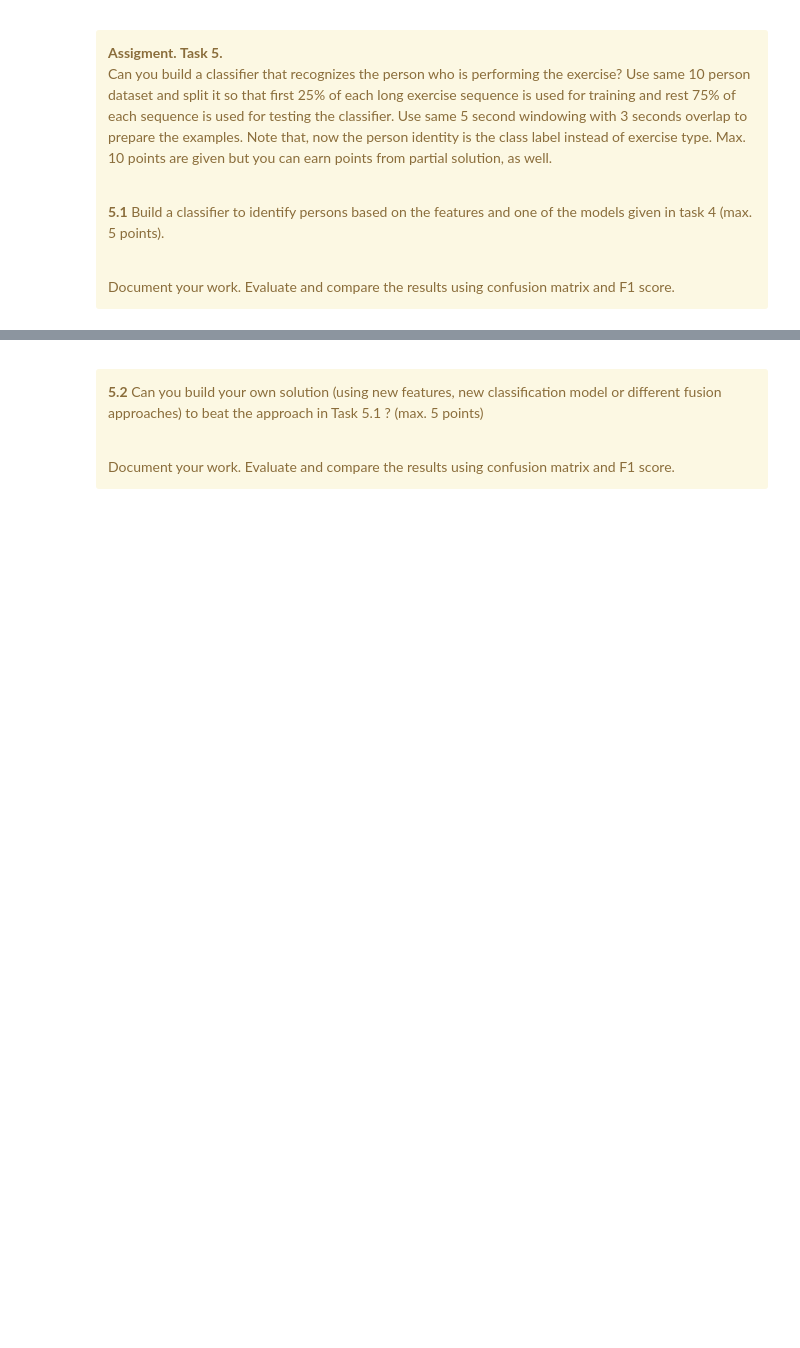
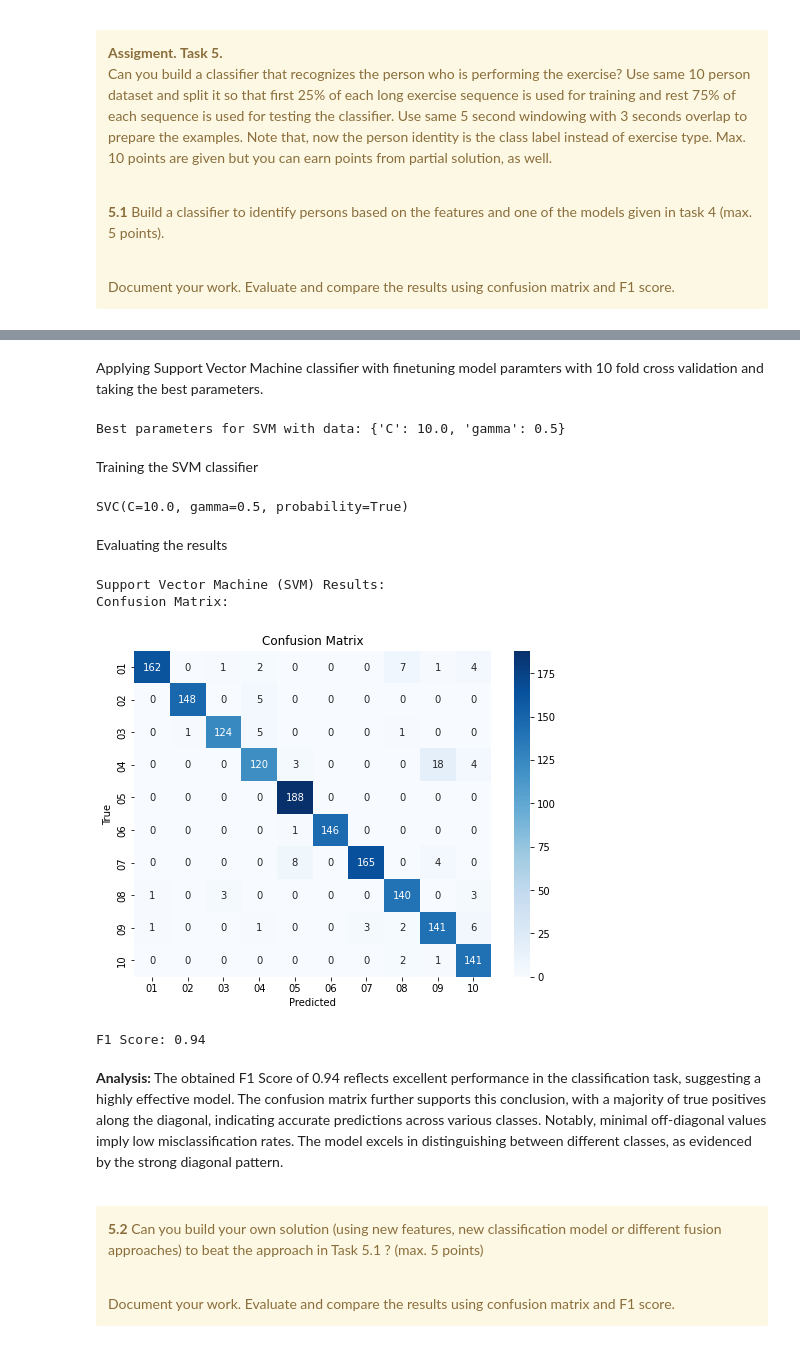
Before and after one commit to waasnipun/mmdf, a Jupyter notebook: project/project-work-MEx-classification.ipynb, the cells around one changed output, grey strips where cells are left out. Cells and saved outputs as stored; diff of their text form; code cells hidden in the pictures; blank space fills up the shorter version.

```diff
--- a/project/project-work-MEx-classification.ipynb
+++ b/project/project-work-MEx-classification.ipynb
@@ -1310,9 +1316,7 @@ Document your work. Evaluate and compare the results using confusion matrix and
 # %%
 # 5.1
 from sklearn.model_selection import train_test_split
-# 1.2. Split samples based on subject ID into training and testing datasets for futher experiments
 
-### Your code begins here ###
 acc_data = df_records_windowed[df_records_windowed['sensor'] == 'acc']
 dc_data = df_records_windowed[df_records_windowed['sensor'] == 'dc']
 
@@ -1323,9 +1327,10 @@ merged_df = merged_df.drop(merged_df[merged_df['_merge'] == 'left_only'].index,
 merged_df['df_x'] = merged_df['df_x'].apply(lambda x: x.drop(columns=['time']))
 merged_df['df_y'] = merged_df['df_y'].apply(lambda x: x.drop(columns=['time']))
 
-merged_train, merged_test =  train_test_split(merged_df, test_size=0.25, random_state=0)
+# Splitting the data into training and testing sets
+merged_train, merged_test =  train_test_split(merged_df, test_size=0.75, random_state=0)
 
-# # Indicator statistics for training set
+# Indicator statistics for training set
 training_stats = {
     'samples': len(merged_train),
     'training_set_dimensions': merged_train.shape,
@@ -1553,3 +1478,56 @@ AdaBoost (DC) F1 Score: 0.5649448823417136
+# %% [markdown]
+Applying Support Vector Machine classifier with finetuning model paramters with 10 fold cross validation and taking the best parameters.
+# %%
+param_grid_svm = {'C': [0.1, 1.0, 10.0, 100.0], 'gamma': [0.05, 0.1, 0.25, 0.5, 0.75, 1.0, 2.0]}
+
+# Train SVM and AdaBoost classifiers
+svm_classifier = SVC(kernel='rbf')
+grid_search_svm = GridSearchCV(svm_classifier, param_grid_svm, cv=10, n_jobs=-1, scoring='f1_macro')
+grid_search_svm.fit(X_train, y_train)
+best_params_svm = grid_search_svm.best_params_
+
+print("Best parameters for SVM with data:", best_params_svm)
+# %% [output]
+Best parameters for SVM with data: {'C': 10.0, 'gamma': 0.5}
+# %% [markdown]
+Training the SVM classifier
+# %%
+final_svm = SVC(kernel='rbf', **best_params_svm, probability=True)
+final_svm.fit(X_train, y_train)
+# %% [output]
+SVC(C=10.0, gamma=0.5, probability=True)
+# %% [markdown]
+Evaluating the results
+# %%
+from sklearn.svm import SVC
+from sklearn.naive_bayes import GaussianNB
+from sklearn.metrics import confusion_matrix, f1_score
+
+# Predictions on the test set
+svm_predictions = final_svm.predict(X_test)
+
+# Evaluate SVM
+svm_conf_matrix = confusion_matrix(y_test, svm_predictions)
+svm_f1_score = f1_score(y_test, svm_predictions, average='macro')
+
+# Print results
+print("Support Vector Machine (SVM) Results:")
+print("Confusion Matrix:")
+plt.figure(figsize=(8, 6))
+sns.heatmap(svm_conf_matrix, annot=True, fmt='d', cmap='Blues', xticklabels=np.unique(y_test), yticklabels=np.unique(y_test))
+plt.xlabel('Predicted')
+plt.ylabel('True')
+plt.title('Confusion Matrix')
+plt.show()
+print(f'F1 Score: {svm_f1_score:.2f}')
+print("\n")
+# %% [output]
+Support Vector Machine (SVM) Results:
+Confusion Matrix:
+[figure, added]
+F1 Score: 0.94
+# %% [markdown]
+**Analysis:** The obtained F1 Score of 0.94 reflects excellent performance in the classification task, suggesting a highly effective model. The confusion matrix further supports this conclusion, with a majority of true positives along the diagonal, indicating accurate predictions across various classes. Notably, minimal off-diagonal values imply low misclassification rates. The model excels in distinguishing between different classes, as evidenced by the strong diagonal pattern.
 # %% [markdown]
 <a id='task5'></a>
 <div class=" alert alert-warning">
```
Also changed, not shown: parts of 12 cells of this notebook.
